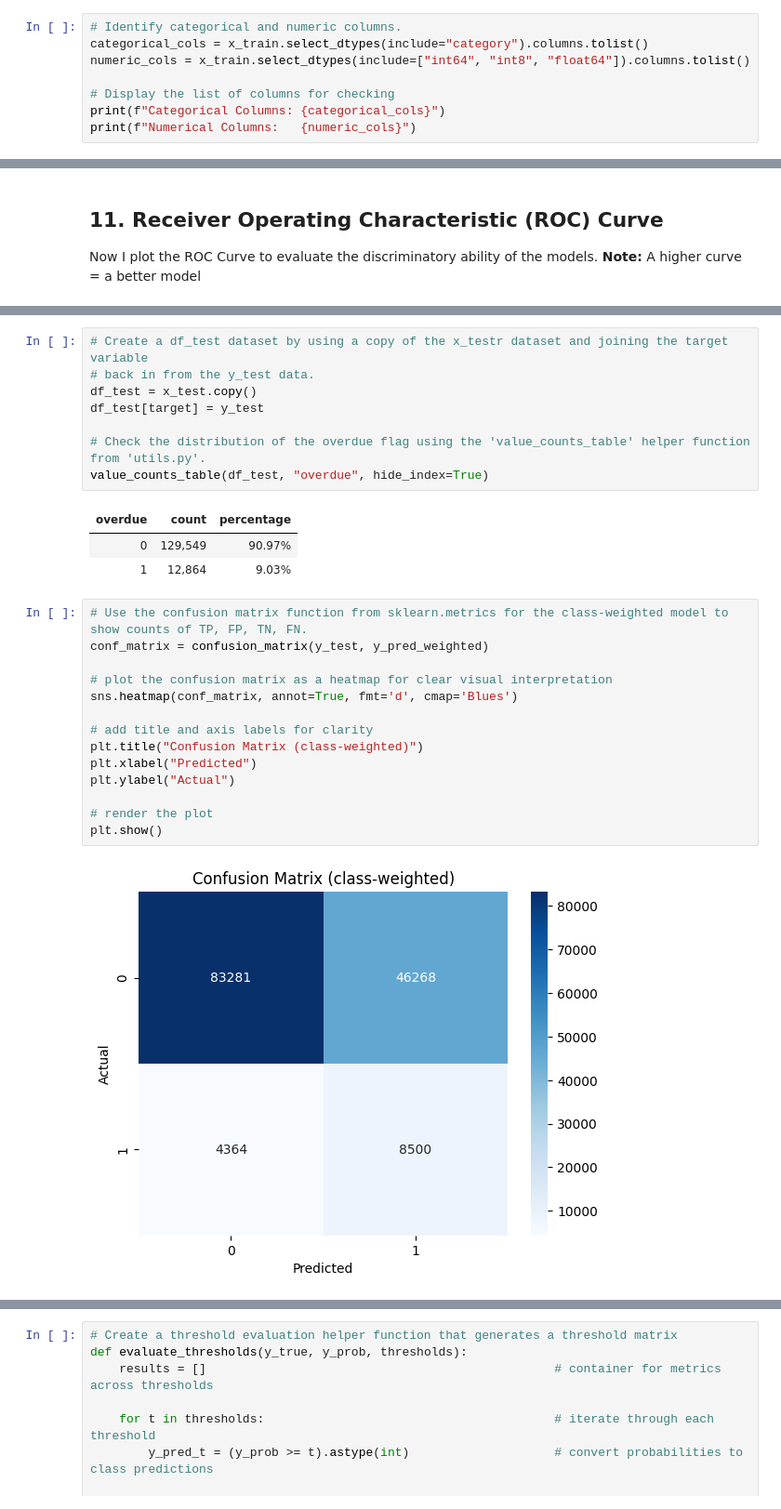
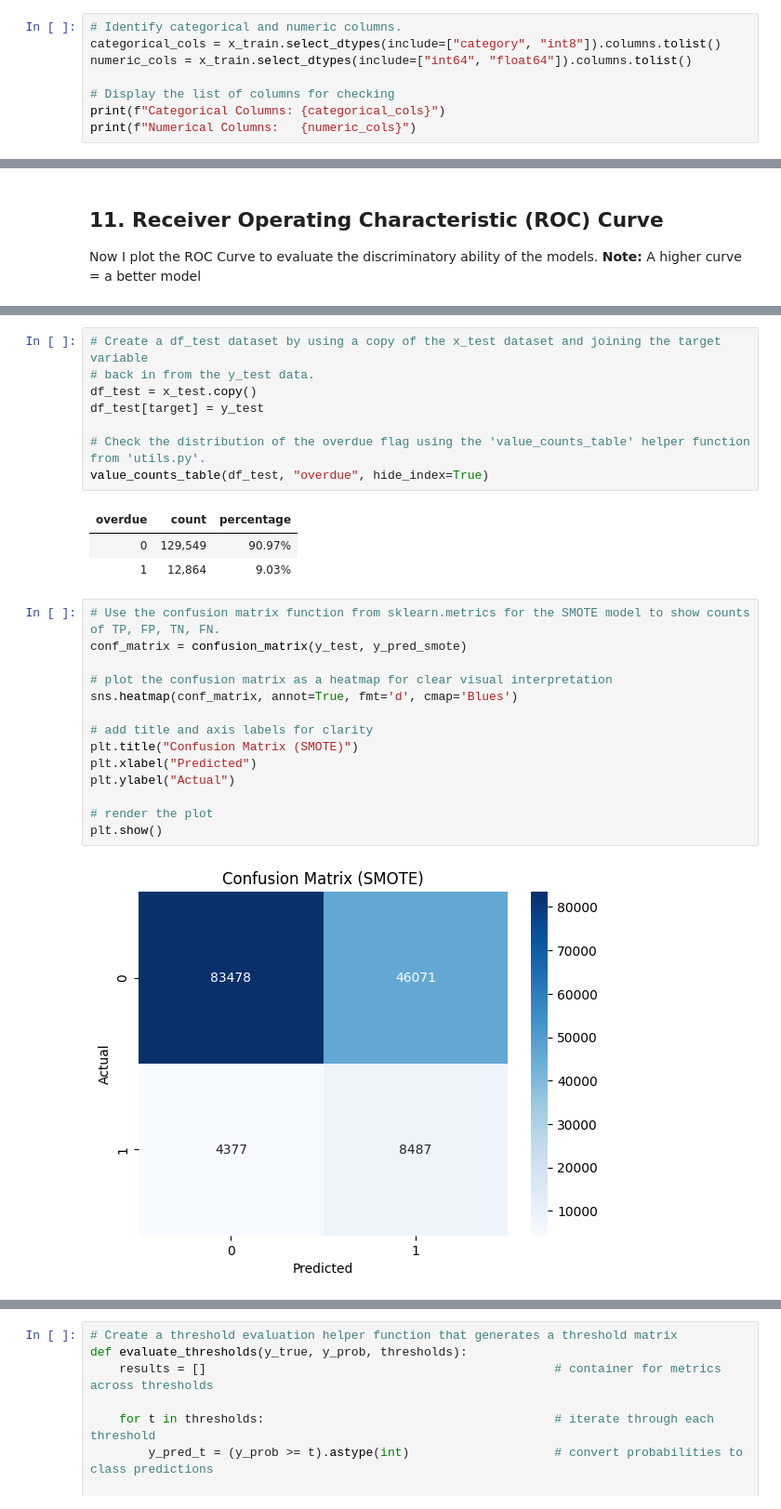
Before and after one commit to BP0323904/dspp_draft, a Jupyter notebook: Companies_House/Notebooks/CH_Log_Reg_Model_Final.ipynb, the cells around one changed output, grey strips where cells are left out. Shown at 93% size. Drawn from its saved outputs; the diff is of its cells as text.

```diff
--- a/Companies_House/Notebooks/CH_Log_Reg_Model_Final.ipynb
+++ b/Companies_House/Notebooks/CH_Log_Reg_Model_Final.ipynb
@@ -494,7 +494,7 @@ The binary variables which for the earlier investigations were examined along wi
 # %%
 # Identify categorical and numeric columns.
-categorical_cols = x_train.select_dtypes(include="category").columns.tolist()
-numeric_cols = x_train.select_dtypes(include=["int64", "int8", "float64"]).columns.tolist()
+categorical_cols = x_train.select_dtypes(include=["category", "int8"]).columns.tolist()
+numeric_cols = x_train.select_dtypes(include=["int64", "float64"]).columns.tolist()
 
 # Display the list of columns for checking
 print(f"Categorical Columns: {categorical_cols}")
@@ -696,7 +700,7 @@ Now I will generate a confusion matrix for the *class-weighted* model on the y_t
 
 Lets look at the *late* to *on-time* distribution in the test dataset.
 # %%
-# Create a df_test dataset by using a copy of the x_testr dataset and joining the target variable
+# Create a df_test dataset by using a copy of the x_test dataset and joining the target variable
 # back in from the y_test data.
 df_test = x_test.copy()
 df_test[target] = y_test
@@ -708,21 +712,21 @@ value_counts_table(df_test, "overdue", hide_index=True)
 | 0 | 129,549 | 90.97% |
 | 1 | 12,864 | 9.03% |
 # %%
-# Use the confusion matrix function from sklearn.metrics for the class-weighted model to show counts of TP, FP, TN, FN.
-conf_matrix = confusion_matrix(y_test, y_pred_weighted)
+# Use the confusion matrix function from sklearn.metrics for the SMOTE model to show counts of TP, FP, TN, FN.
+conf_matrix = confusion_matrix(y_test, y_pred_smote)
 
 # plot the confusion matrix as a heatmap for clear visual interpretation
 sns.heatmap(conf_matrix, annot=True, fmt='d', cmap='Blues')
 
 # add title and axis labels for clarity
-plt.title("Confusion Matrix (class-weighted)")
+plt.title("Confusion Matrix (SMOTE)")
 plt.xlabel("Predicted")
 plt.ylabel("Actual")
 
 # render the plot
 plt.show()
 # %% [output]
-[figure, old version]
+[figure, new version]
 # %% [markdown]
 The confusion matrix displays the number of correct and incorrect predictions for both *late-filing* and *on-time* companies, where the negative class represents *on-time* filings and the positive class represents *late-filings*.
 - **Test Population:** 142,413 (The total number of companies in the test population *on-time* and *late*)
```
Also changed, not shown: parts of 33 cells of this notebook, 4 other files.
